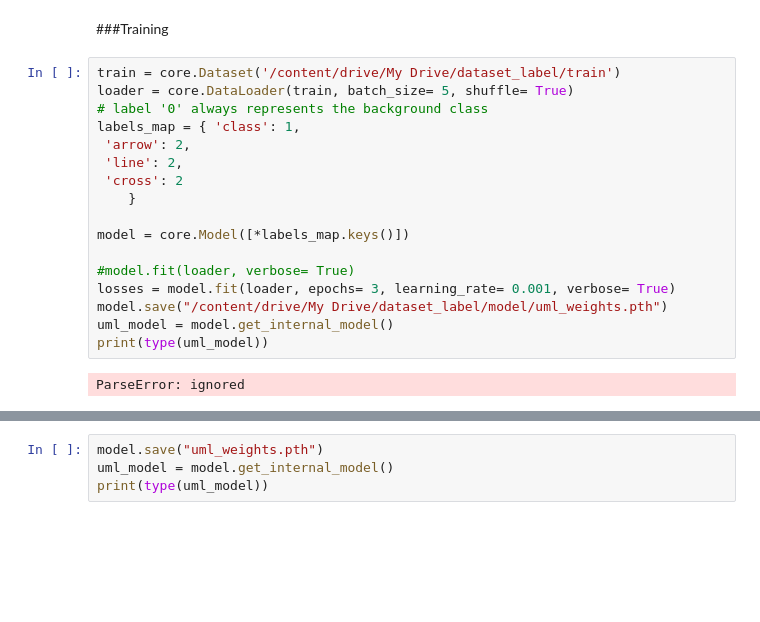
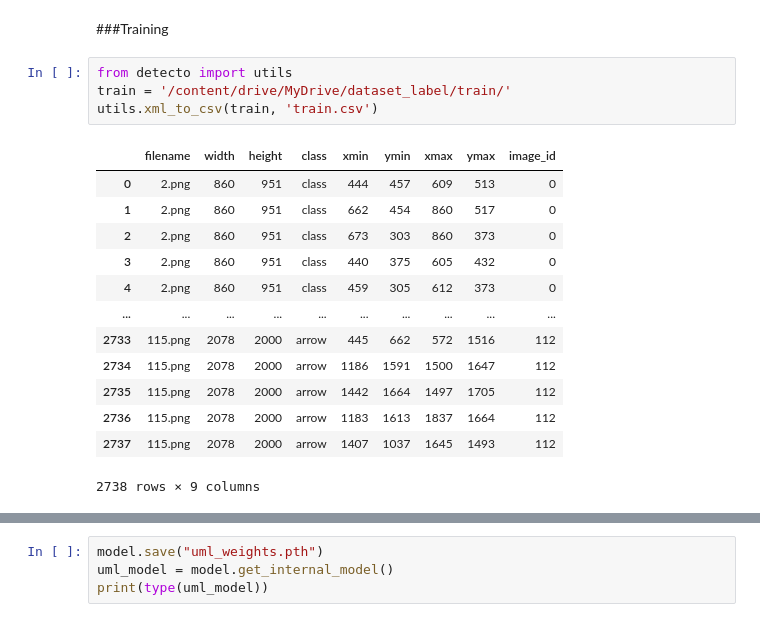
Before and after one commit to DomenicoArmillotta/MSC_thesis-Uml_quality_assessment_with_ML, a Jupyter notebook: provaOPENcv.ipynb, the cells around one changed output, grey strips where cells are left out. Cells and saved outputs as stored; diff of their text form; blank space fills up the shorter version.

```diff
--- a/provaOPENcv.ipynb
+++ b/provaOPENcv.ipynb
@@ -172,21 +174,20 @@ if __name__ == "__main__":
 # %% [markdown]
 ###Training
-# %%
-train = core.Dataset('/content/drive/My Drive/dataset_label/train')
-loader = core.DataLoader(train, batch_size= 5, shuffle= True)
-# label '0' always represents the background class
-labels_map = { 'class': 1,
- 'arrow': 2,
- 'line': 2,
- 'cross': 2
-    }
-
-model = core.Model([*labels_map.keys()])
-
-#model.fit(loader, verbose= True)
-losses = model.fit(loader, epochs= 3, learning_rate= 0.001, verbose= True)
-model.save("/content/drive/My Drive/dataset_label/model/uml_weights.pth")
-uml_model = model.get_internal_model()
-print(type(uml_model))
-# %% [output]
-ParseError: ignored
+# %%
+from detecto import utils
+train = '/content/drive/MyDrive/dataset_label/train/'
+utils.xml_to_csv(train, 'train.csv')
+# %% [output]
+|  | filename | width | height | class | xmin | ymin | xmax | ymax | image_id |
+| 0 | 2.png | 860 | 951 | class | 444 | 457 | 609 | 513 | 0 |
+| 1 | 2.png | 860 | 951 | class | 662 | 454 | 860 | 517 | 0 |
+| 2 | 2.png | 860 | 951 | class | 673 | 303 | 860 | 373 | 0 |
+| 3 | 2.png | 860 | 951 | class | 440 | 375 | 605 | 432 | 0 |
+| 4 | 2.png | 860 | 951 | class | 459 | 305 | 612 | 373 | 0 |
+| ... | ... | ... | ... | ... | ... | ... | ... | ... | ... |
+| 2733 | 115.png | 2078 | 2000 | arrow | 445 | 662 | 572 | 1516 | 112 |
+| 2734 | 115.png | 2078 | 2000 | arrow | 1186 | 1591 | 1500 | 1647 | 112 |
+| 2735 | 115.png | 2078 | 2000 | arrow | 1442 | 1664 | 1497 | 1705 | 112 |
+| 2736 | 115.png | 2078 | 2000 | arrow | 1183 | 1613 | 1837 | 1664 | 112 |
+| 2737 | 115.png | 2078 | 2000 | arrow | 1407 | 1037 | 1645 | 1493 | 112 |
+2738 rows × 9 columns
```
Also changed, not shown: parts of 7 cells of this notebook.
